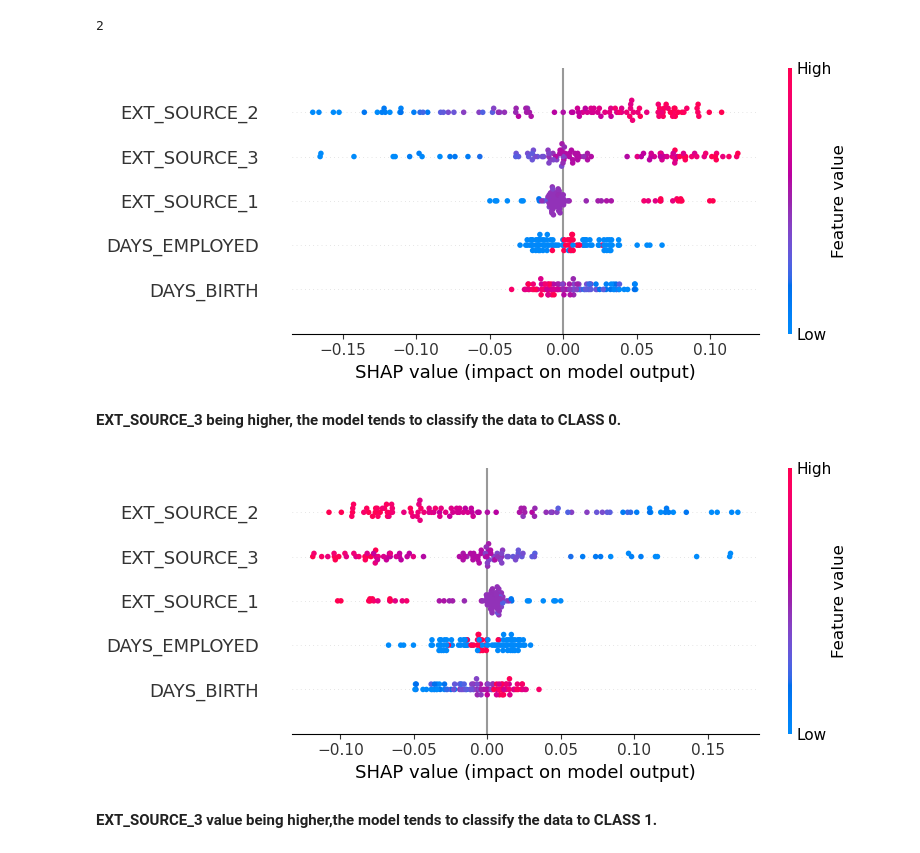
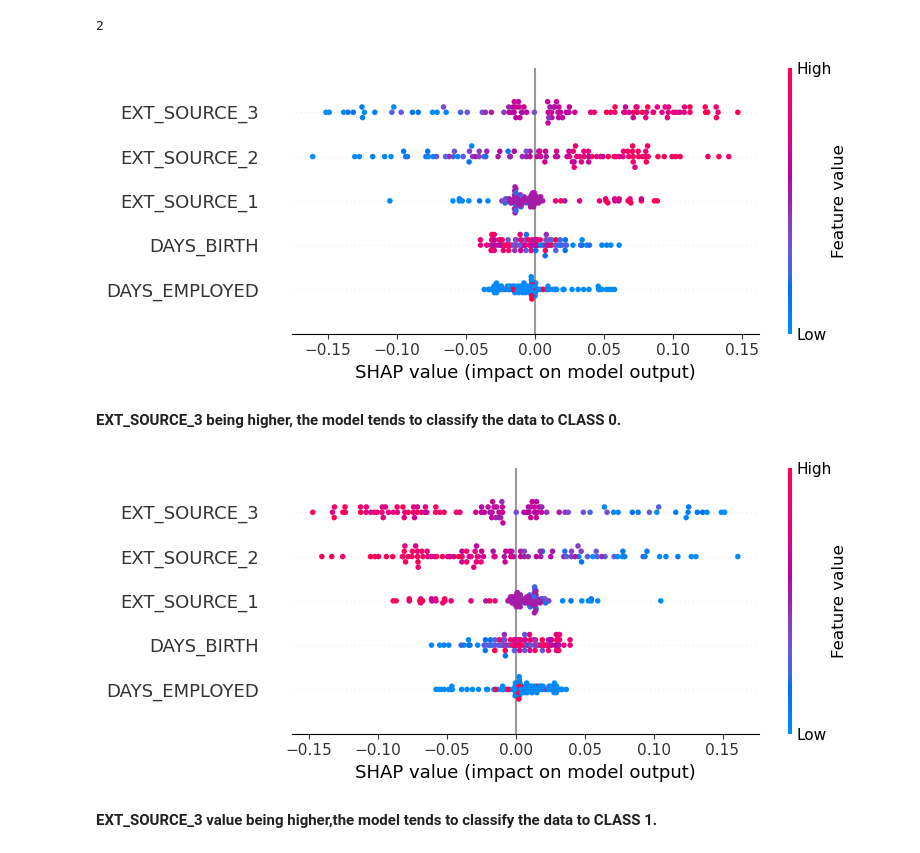
Before and after one commit to santra11/Credit-Scoring, a Jupyter notebook: scoringcredit.ipynb, the cells around one changed output. Saved outputs shown, nothing was run; the diff lists cells and outputs as text; code cells hidden in the pictures.

```diff
--- a/scoringcredit.ipynb
+++ b/scoringcredit.ipynb
@@ -1161,23 +1161,23 @@ Recall for Random Forest: 0.665740373163954
 **SHAP shows the contribution or the importance of each feature on the prediction of the model, it does not evaluate the quality of the prediction itself.**
 # %%
 # We take a small sample of the test data for shap
-x_test=X_test.sample(100)
+x_train=X_train.sample(100)
 # %%
 explainer = shap.TreeExplainer(rf)
-sv = explainer.shap_values(x_test)
+sv = explainer.shap_values(x_train)
 len(sv)
 # %% [output]
 2
 # %%
-summary_plot(sv[0], x_test, max_display=5)
+summary_plot(sv[0], x_train, max_display=5)
 # %% [output]
-[figure, old version]
+[figure, new version]
 # %% [markdown]
 **EXT_SOURCE_3 being higher, the model tends to classify the data to CLASS 0.**
 # %%
-summary_plot(sv[1], x_test, max_display=5)
+summary_plot(sv[1], x_train, max_display=5)
 # %% [output]
-[figure, old version]
+[figure, new version]
 # %% [markdown]
 **EXT_SOURCE_3 value being higher,the model tends to classify the data to CLASS 1.**
 # %%
```
Also changed, not shown: parts of 29 cells of this notebook.
